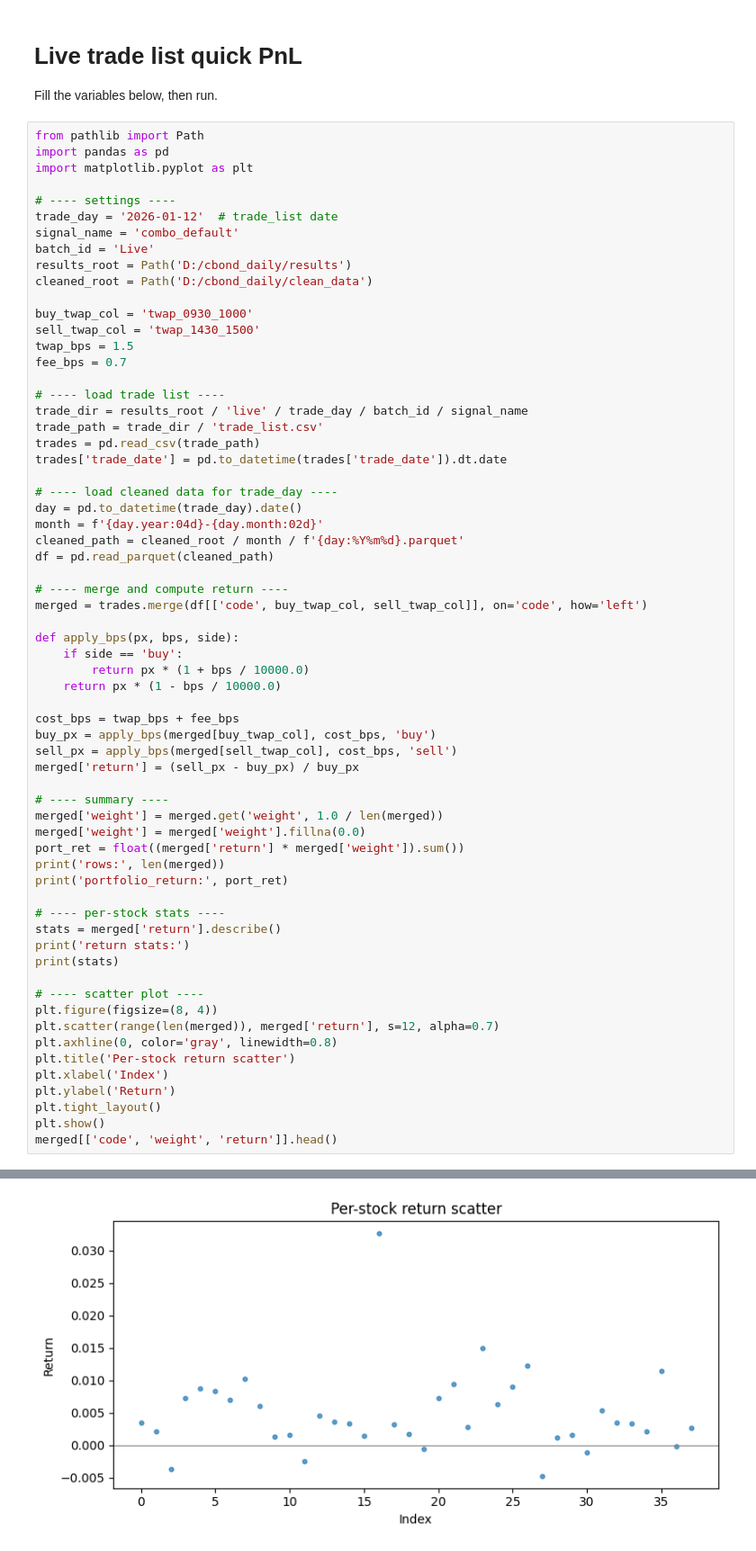
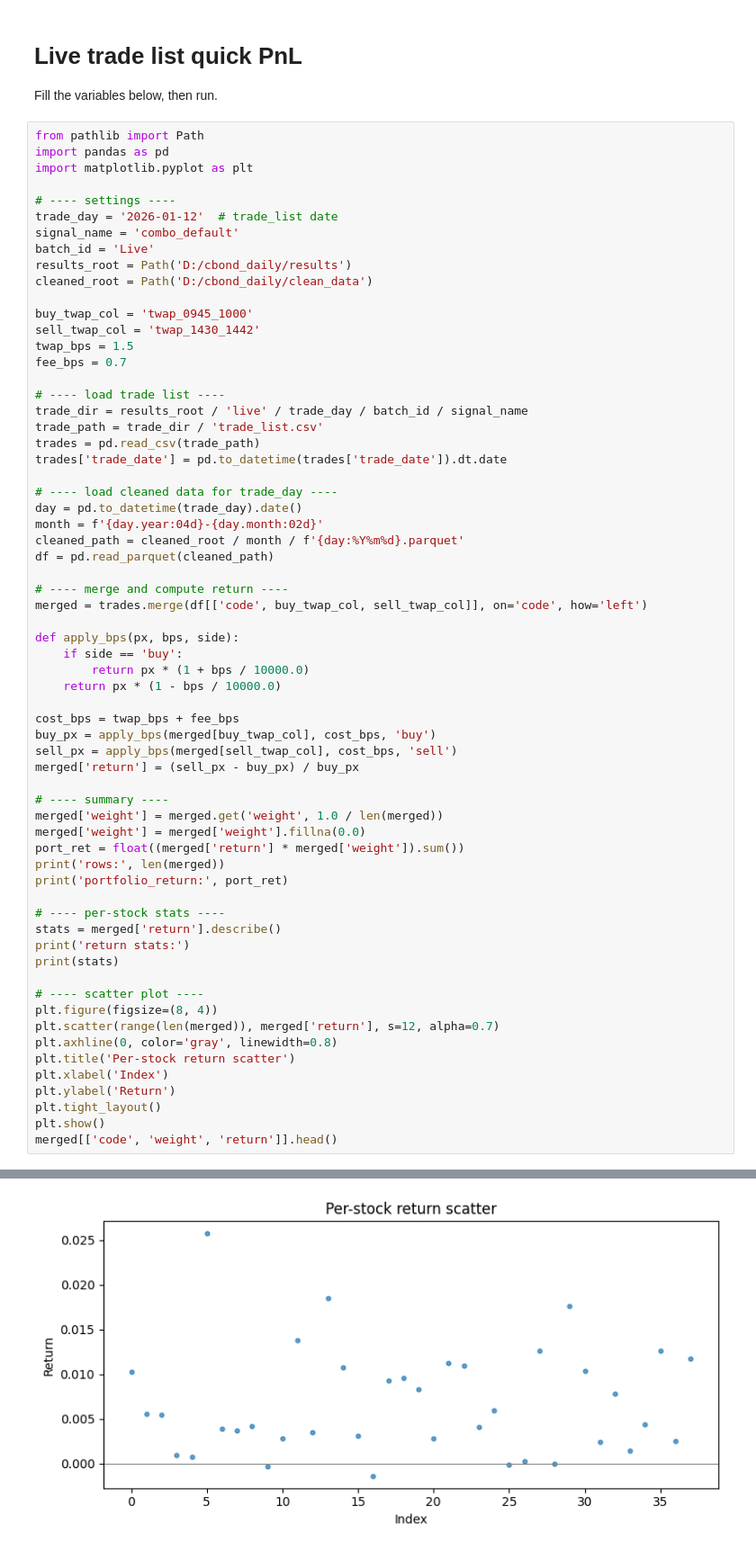
Before and after one commit to gwc0207/CBOND_DAY, a Jupyter notebook: notebooks/live_trade_pnl.ipynb, the cells around one changed output, grey strips where cells are left out. Shown at 90% size. Cells and saved outputs as stored; diff of their text form.

```diff
--- a/notebooks/live_trade_pnl.ipynb
+++ b/notebooks/live_trade_pnl.ipynb
@@ -14,8 +14,8 @@ batch_id = 'Live'
 results_root = Path('D:/cbond_daily/results')
 cleaned_root = Path('D:/cbond_daily/clean_data')
 
-buy_twap_col = 'twap_0930_1000'
-sell_twap_col = 'twap_1430_1500'
+buy_twap_col = 'twap_0945_1000'
+sell_twap_col = 'twap_1430_1442'
 twap_bps = 1.5
 fee_bps = 0.7
 
@@ -81,3 +81,3 @@ max       0.032617
 Name: return, dtype: float64
-[figure, old version]
+[figure, new version]
 |  | code | weight | return |
```
Also changed, not shown: parts of 2 cells of this notebook, 5 other files.
